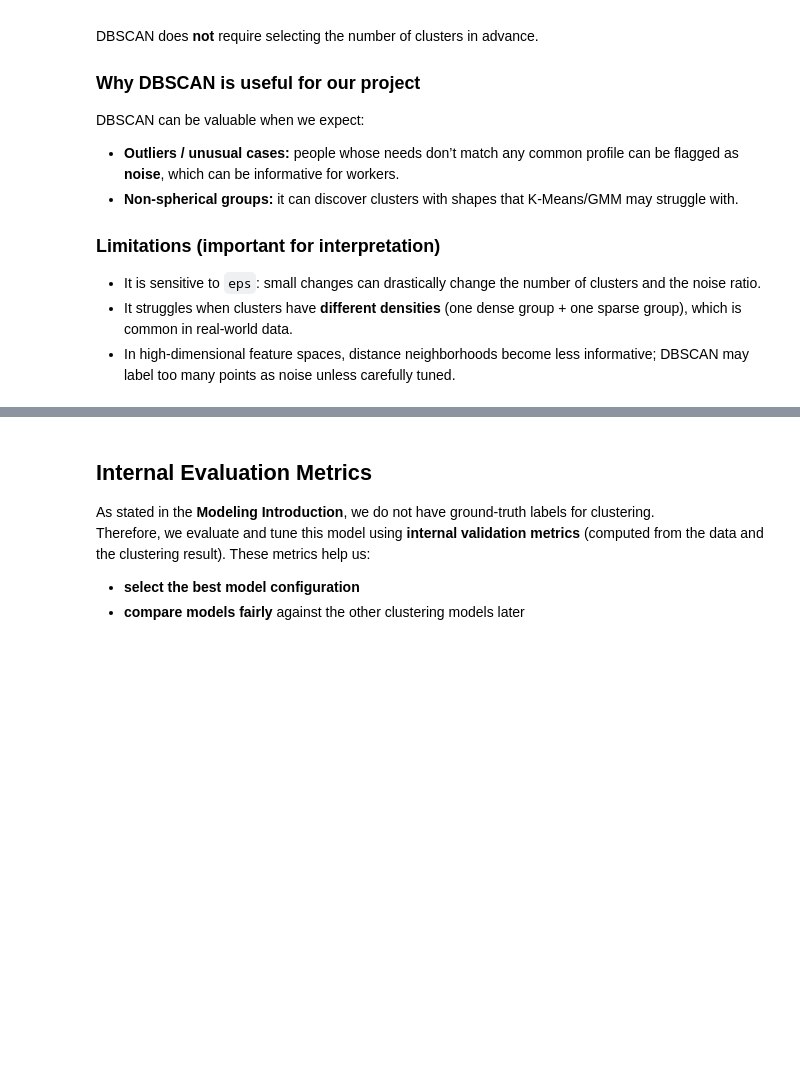
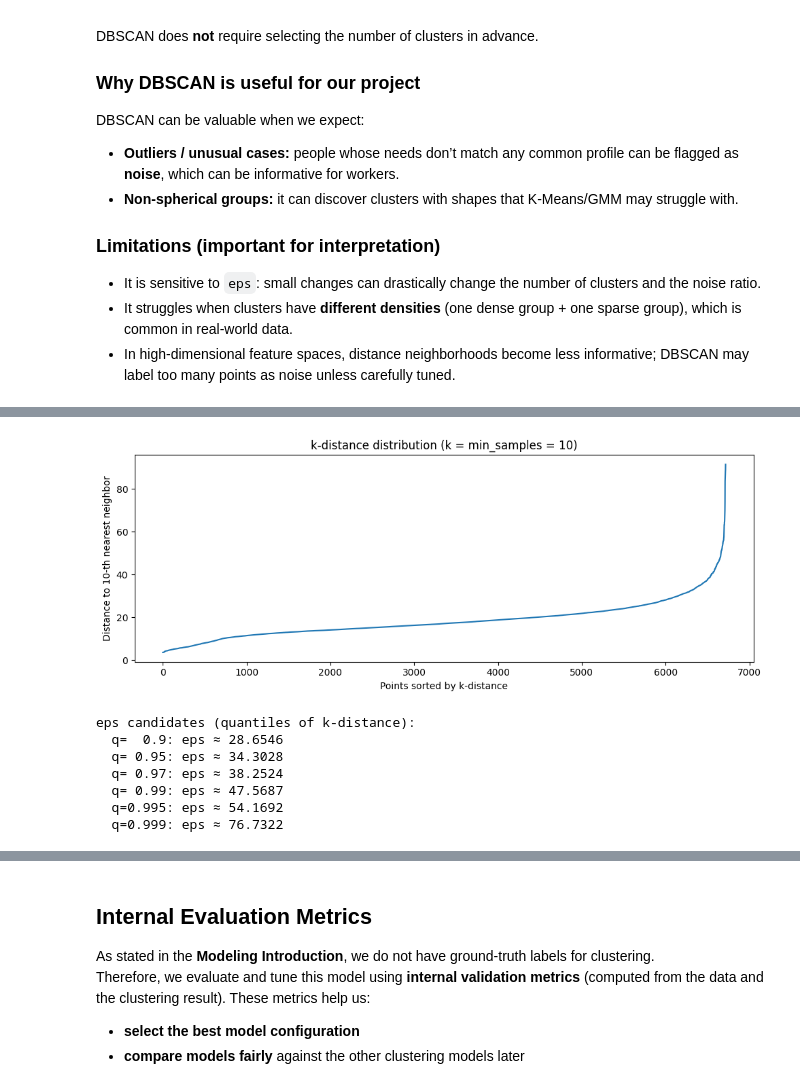
Before and after one commit to Etxarri/ShelterAI, a Jupyter notebook: backend/ai-service/documentation/clustering_models_2.ipynb, the cells around one changed output, grey strips where cells are left out. Cells and saved outputs as stored; diff of their text form; code cells hidden in the pictures; blank space fills up the shorter version.

```diff
--- a/backend/ai-service/documentation/clustering_models_2.ipynb
+++ b/backend/ai-service/documentation/clustering_models_2.ipynb
@@ -1643,0 +1722,32 @@ dfdbscan = train_df
+# %%
+from sklearn.neighbors import NearestNeighbors
+
+min_samples = 10          # k = min_samples (tune if needed)
+k = min_samples
+
+nn = NearestNeighbors(n_neighbors=k).fit(X_scaled)
+distances, _ = nn.kneighbors(X_scaled)
+
+k_dist = np.sort(distances[:, -1])
+
+plt.figure(figsize=(10, 4))
+plt.plot(k_dist)
+plt.title(f"k-distance distribution (k = min_samples = {k})")
+plt.xlabel("Points sorted by k-distance")
+plt.ylabel(f"Distance to {k}-th nearest neighbor")
+plt.tight_layout()
+plt.show()
+
+qs = [0.90, 0.95, 0.97, 0.99, 0.995, 0.999]
+print("eps candidates (quantiles of k-distance):")
+for q in qs:
+    print(f"  q={q:>5}: eps ≈ {np.quantile(k_dist, q):.4f}")
+# %% [output]
+[figure, added]
+eps candidates (quantiles of k-distance):
+  q=  0.9: eps ≈ 28.6546
+  q= 0.95: eps ≈ 34.3028
+  q= 0.97: eps ≈ 38.2524
+  q= 0.99: eps ≈ 47.5687
+  q=0.995: eps ≈ 54.1692
+  q=0.999: eps ≈ 76.7322
```
Also changed, not shown: parts of 28 cells of this notebook, 1 other file.
